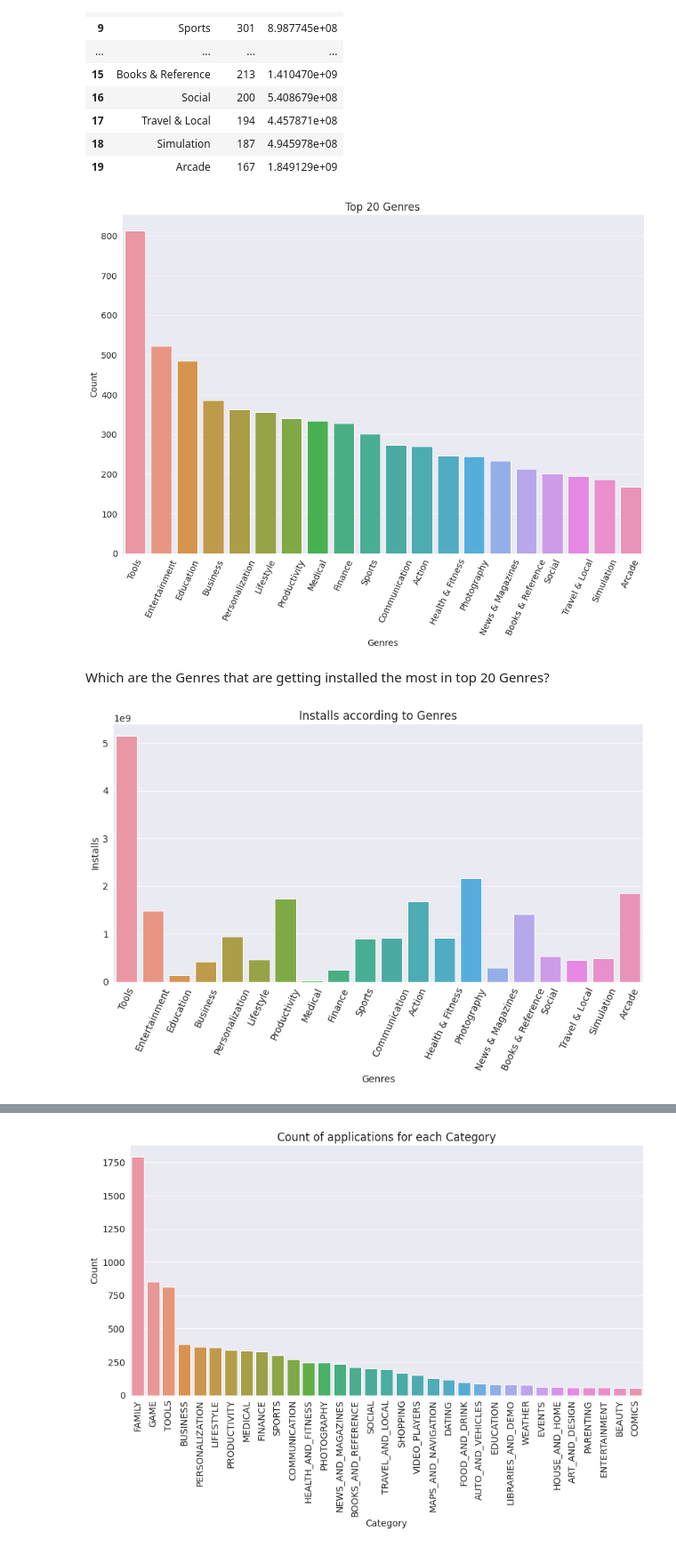
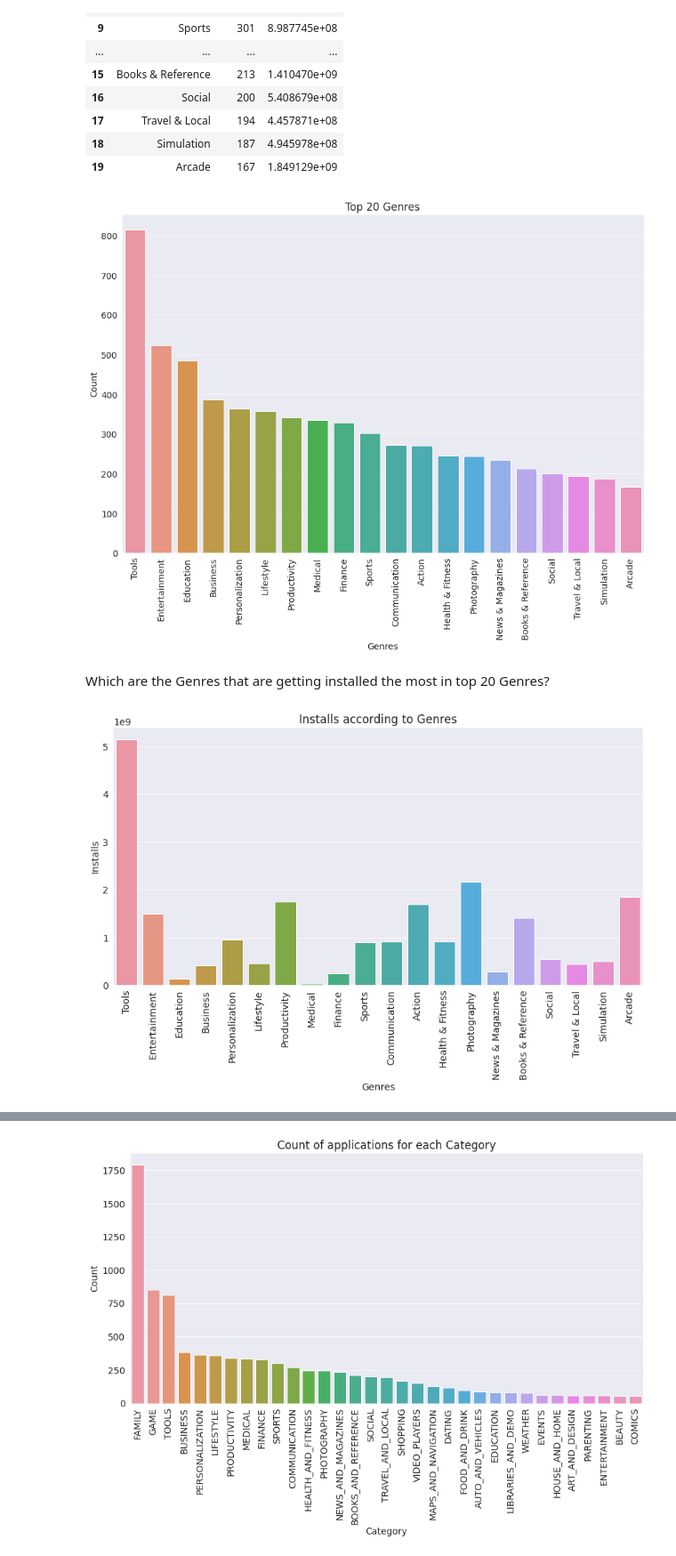
Before and after one commit to avinashyadav11/Play-Store-App-Review-Analysis, a Jupyter notebook: Play_Store_App_Review_Analysis_Capstone_Project.ipynb, the cells around one changed output, grey strips where cells are left out. Shown at 89% size. Drawn from its saved outputs; the diff is of its cells as text; code cells hidden in the pictures.

Commit message:
visualization and conclusion completed

```diff
--- a/Play_Store_App_Review_Analysis_Capstone_Project.ipynb
+++ b/Play_Store_App_Review_Analysis_Capstone_Project.ipynb
@@ -522,23 +522,23 @@ top20_genres_installs
 # %%
 #ploting top 20 genres
 plt.figure(figsize=(15,10))
-plt.xticks(rotation=65)
+plt.xticks(rotation=90)
 plt.xlabel("Genres")
 plt.ylabel("Number of application")
 plt.title("Top 20 Genres")
 sns.barplot(top20_genres_installs.Genres, top20_genres_installs.Count)
 plt.show()
 # %% [output]
-[figure, old version]
+[figure, new version]
 # %% [markdown]
 Which are the Genres that are getting installed the most in top 20 Genres?
 # %%
 plt.figure(figsize=(14,7))
-plt.xticks(rotation=65)
+plt.xticks(rotation=90)
 plt.xlabel("Genres")
 plt.ylabel("Installs")
 plt.title("Installs according to Genres")
 sns.barplot(top20_genres_installs.Genres, top20_genres_installs.Installs)
 plt.show()
 # %% [output]
-[figure, old version]
+[figure, new version]
```
Also changed, not shown: parts of 39 cells of this notebook.
